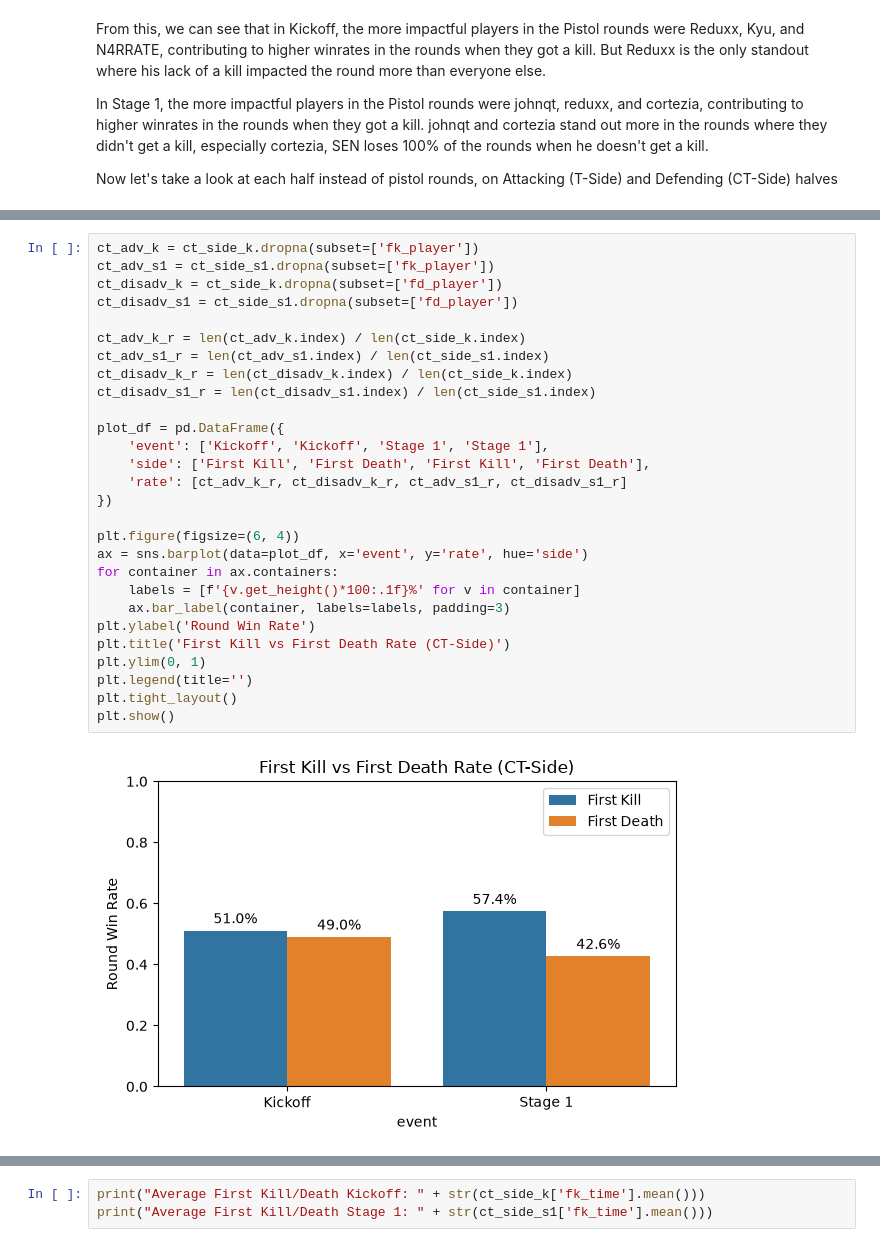
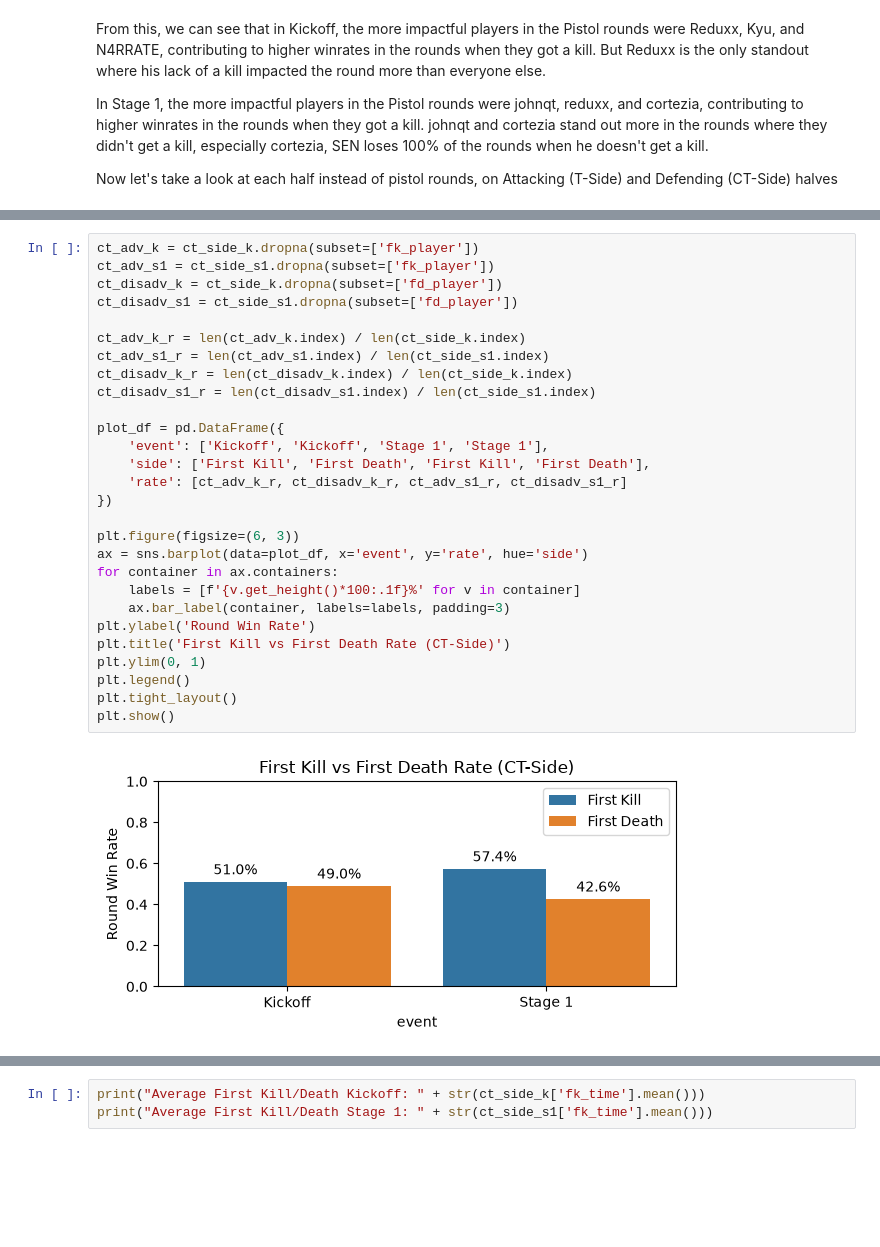
Before and after one commit to reeantran/sentinels_data_analysis, a Jupyter notebook: analysis.ipynb, the cells around one changed output, grey strips where cells are left out. Drawn from its saved outputs; the diff is of its cells as text; blank space fills up the shorter version.

```diff
--- a/analysis.ipynb
+++ b/analysis.ipynb
@@ -670,33 +670,33 @@ plt.show()
 # %%
 ct_adv_k = ct_side_k.dropna(subset=['fk_player'])
 ct_adv_s1 = ct_side_s1.dropna(subset=['fk_player'])
 ct_disadv_k = ct_side_k.dropna(subset=['fd_player'])
 ct_disadv_s1 = ct_side_s1.dropna(subset=['fd_player'])
 
 ct_adv_k_r = len(ct_adv_k.index) / len(ct_side_k.index)
 ct_adv_s1_r = len(ct_adv_s1.index) / len(ct_side_s1.index)
 ct_disadv_k_r = len(ct_disadv_k.index) / len(ct_side_k.index)
 ct_disadv_s1_r = len(ct_disadv_s1.index) / len(ct_side_s1.index)
 
 plot_df = pd.DataFrame({
     'event': ['Kickoff', 'Kickoff', 'Stage 1', 'Stage 1'],
     'side': ['First Kill', 'First Death', 'First Kill', 'First Death'],
     'rate': [ct_adv_k_r, ct_disadv_k_r, ct_adv_s1_r, ct_disadv_s1_r]
 })
 
-plt.figure(figsize=(6, 4))
+plt.figure(figsize=(6, 3))
 ax = sns.barplot(data=plot_df, x='event', y='rate', hue='side')
 for container in ax.containers:
     labels = [f'{v.get_height()*100:.1f}%' for v in container]
     ax.bar_label(container, labels=labels, padding=3)
 plt.ylabel('Round Win Rate')
 plt.title('First Kill vs First Death Rate (CT-Side)')
 plt.ylim(0, 1)
-plt.legend(title='')
+plt.legend()
 plt.tight_layout()
 plt.show()
 # %% [output]
-[figure, old version]
+[figure, new version]
 # %%
 p_adv_k = pistols_k.dropna(subset=['fk_player'])
 p_adv_s1 = pistols_s1.dropna(subset=['fk_player'])
```
Also changed, not shown: parts of 21 cells of this notebook.
